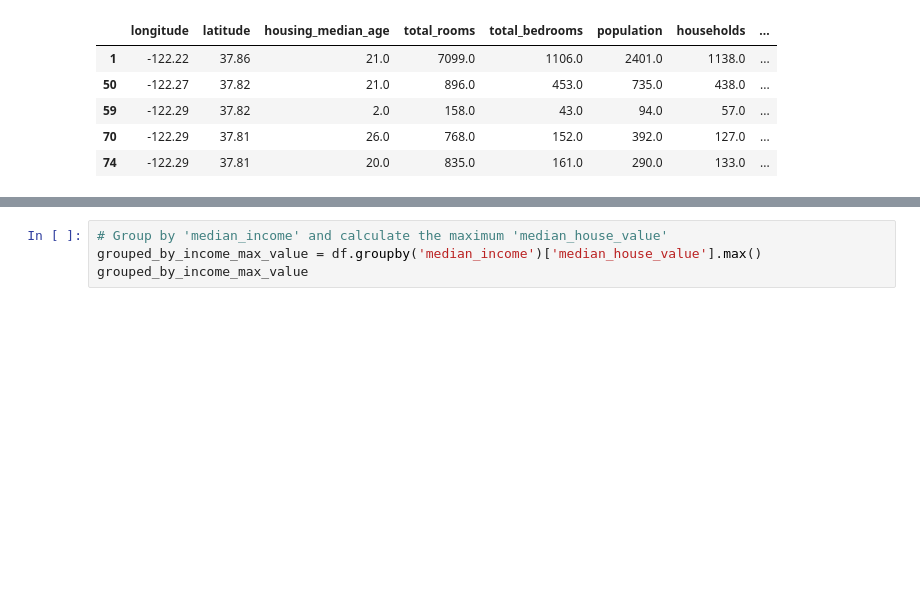
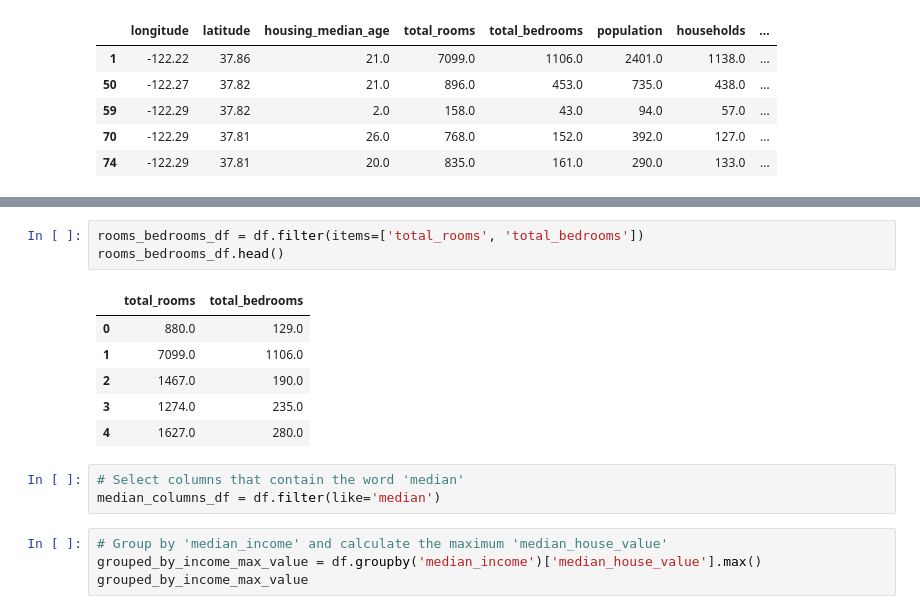
Before and after one commit to taaha3244/atomcamp-lectures, a Jupyter notebook: Housing_EDA.ipynb, the cells around one changed output, grey strips where cells are left out. Saved outputs shown, nothing was run; the diff lists cells and outputs as text; blank space fills up the shorter version.

```diff
--- a/Housing_EDA.ipynb
+++ b/Housing_EDA.ipynb
@@ -299,3 +298,16 @@ grouped_by_age_sum
+# %%
+rooms_bedrooms_df = df.filter(items=['total_rooms', 'total_bedrooms'])
+rooms_bedrooms_df.head()
+# %% [output]
+|  | total_rooms | total_bedrooms |
+| 0 | 880.0 | 129.0 |
+| 1 | 7099.0 | 1106.0 |
+| 2 | 1467.0 | 190.0 |
+| 3 | 1274.0 | 235.0 |
+| 4 | 1627.0 | 280.0 |
+# %%
+# Select columns that contain the word 'median'
+median_columns_df = df.filter(like='median')
 # %%
 # Group by 'median_income' and calculate the maximum 'median_house_value'
 grouped_by_income_max_value = df.groupby('median_income')['median_house_value'].max()
```
Also changed, not shown: parts of 4 cells of this notebook.
